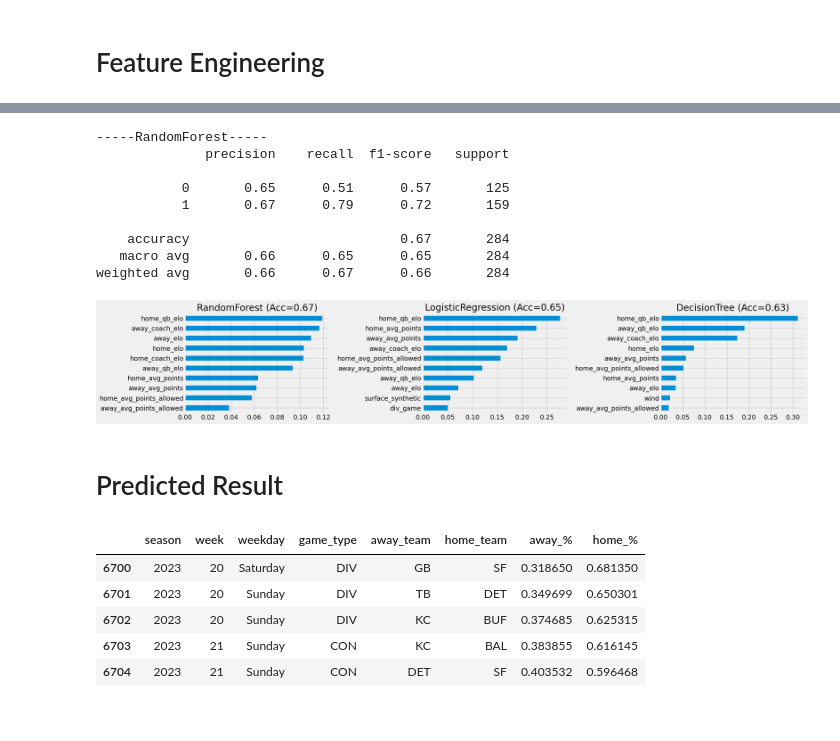
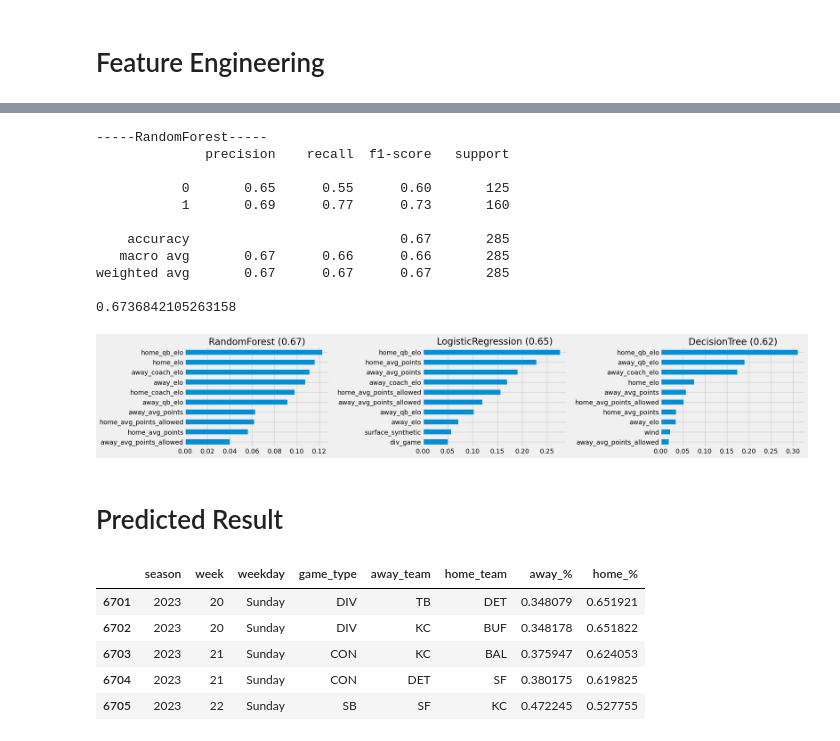
Before and after one commit to dokamp/NFL-Prediction, a Jupyter notebook: nfl_prediction.ipynb, the cells around one changed output, grey strips where cells are left out. Drawn from its saved outputs; the diff is of its cells as text; code cells hidden in the pictures.

Commit message:
Super Bowl Prediction
Updated games.csv and added Super Bowl Prediction

```diff
--- a/nfl_prediction.ipynb
+++ b/nfl_prediction.ipynb
@@ -32,12 +30,12 @@ os.getcwd()
 path = os.path.normpath(os.getcwd() + os.sep + os.pardir)
 
 # Reading in data and creating DataFrame
-df = pd.read_csv(path + "/data/raw/games_new.csv", sep=",")
+df = pd.read_csv(path + "/games.csv", sep=",")
 # Set max columns to 200, so df.head() shows all(max 200) columns
 pd.set_option("display.max_columns", 200)
 # Rename qb columns
 df = df.rename(columns={"away_qb_name": "away_qb", "home_qb_name": "home_qb"})
 # Display head so we can so what we are working with and make sure the import went right
-display(df.head())
+display(df.tail())
 # %% [output]
 |  | game_id | season | game_type | week | gameday | weekday | gametime | away_team | away_score | home_team | ... |
@@ -1255,0 +1155,20 @@ weighted avg       0.66      0.67      0.66       284
+# %%
+search_space_rf = {'max_depth': np.geomspace(start=5, stop=200, num=20, dtype='int'),
+                   'min_samples_leaf': np.geomspace(start=1, stop=500, num=10, dtype='int')}
+
+
+grid_dtc_eng_best = GridSearchCV(DecisionTreeClassifier(),
+                            search_space_rf,
+                            cv=5,
+                            scoring="accuracy",
+                            n_jobs=-1)
+
+# Fit on Train Data
+grid_dtc_eng_best.fit(features_train_eng_best, target_train_eng_best)
+# Predict Target Test
+target_test_eng_best_pred = grid_dtc_eng_best.predict(features_test_eng_best)
+# Print Metrics
+print("-----DecisionTree -----")
+print("Best Parameter: {}".format(grid_dtc_eng_best.best_params_))
+print(classification_report(target_test_eng_best, target_test_eng_best_pred))
+acc_dt = accuracy_score(target_test_eng_best, target_test_eng_best_pred)
@@ -1256,6 +1256,6 @@ weighted avg       0.66      0.67      0.66       284
 # %%
 model_rf_eng_best_fr = RandomForestClassifier(max_depth=16,
-                                              min_samples_leaf=34,
+                                              min_samples_leaf=36,
                                               n_estimators=100,
                                               random_state=42)
 # Fit on Train Data
@@ -1266,36 +1266,40 @@ target_test_eng_best_fr_pred = model_rf_eng_best_fr.predict(features_test_eng_be
 print("-----RandomForest-----")
 #print("Best Parameter: {}".format(model_rf_eng_best_fr.best_params_))
 print(classification_report(target_test_eng_best_fr, target_test_eng_best_fr_pred))
+acc_rf = accuracy_score(target_test_eng_best_fr, target_test_eng_best_fr_pred)
+print(accuracy_score(target_test_eng_best_fr, target_test_eng_best_fr_pred))
 # %% [output]
 -----RandomForest-----
               precision    recall  f1-score   support
 
-           0       0.65      0.51      0.57       125
-           1       0.67      0.79      0.72       159
+           0       0.65      0.55      0.60       125
+           1       0.69      0.77      0.73       160
 
-    accuracy                           0.67       284
-   macro avg       0.66      0.65      0.65       284
-weighted avg       0.66      0.67      0.66       284
+    accuracy                           0.67       285
+   macro avg       0.67      0.66      0.66       285
+weighted avg       0.67      0.67      0.67       285
+
+0.6736842105263158
 # %%
 # Feature Importance of the best models
 fig, axs = plt.subplots(ncols=3, figsize=(24, 8))
 fig.tight_layout(pad=12)
 
 fi_rf_best = model_rf_eng_best_fr.feature_importances_
 feature_importance_rf_best = pd.Series(fi_rf_best, index=features_test_eng_best_fr.columns)
-feature_importance_rf_best.sort_values(ascending=False)[:10].plot(kind='barh', title="RandomForest (Acc=0.67)", ax=axs[0]).invert_yaxis()
+feature_importance_rf_best.sort_values(ascending=False)[:10].plot(kind='barh', title="RandomForest ({:.2f})".format(acc_rf), ax=axs[0]).invert_yaxis()
 
 fi_log = grid_log_eng_best.best_estimator_.coef_[0]
 feature_importance_log = pd.Series(np.abs(fi_log), index=features_test_eng_best.columns)
-feature_importance_log.sort_values(ascending=False)[:10].plot(kind='barh', title="LogisticRegression (Acc=0.65)", ax=axs[1]).invert_yaxis()
+feature_importance_log.sort_values(ascending=False)[:10].plot(kind='barh', title="LogisticRegression ({:.2f})".format(acc_lg), ax=axs[1]).invert_yaxis()
 
 fi_dtc = grid_dtc_eng_best.best_estimator_.feature_importances_
 feature_importance_dtc = pd.Series(fi_dtc, index=features_test_eng_best.columns)
-feature_importance_dtc.sort_values(ascending=False)[:10].plot(kind='barh', title="DecisionTree (Acc=0.63)", ax=axs[2]).invert_yaxis()
+feature_importance_dtc.sort_values(ascending=False)[:10].plot(kind='barh', title="DecisionTree ({:.2f})".format(acc_dt), ax=axs[2]).invert_yaxis()
 
 plt.savefig(path + "/media/Feature_Importances_Engineered.jpg", dpi=150)
 # %% [output]
-[figure, old version]
+[figure, new version]
 # %% [markdown]
 # Predicted Result
 # %%
@@ -1303,14 +1307,14 @@ target_test_eng_best_fr_pred_proba = model_rf_eng_best_fr.predict_proba(features
 # %%
 df_2023_pred = df.loc[df["season"] == 2023]
 # %%
-df_2023_pred.loc[:, "away_%"] = target_test_eng_best_fr_pred_proba[:, 0]
-df_2023_pred.loc[:, "home_%"] = target_test_eng_best_fr_pred_proba[:, 1]
+df_2023_pred.loc[:, ["away_%"]] = target_test_eng_best_fr_pred_proba[:, 0]
+df_2023_pred.loc[:, ["home_%"]] = target_test_eng_best_fr_pred_proba[:, 1]
 df_2023_pred = df_2023_pred[["season", "week", "weekday", "game_type", "away_team", "home_team", "away_%", "home_%"]]
 df_2023_pred.tail()
 # %% [output]
 |  | season | week | weekday | game_type | away_team | home_team | away_% | home_% |
-| 6700 | 2023 | 20 | Saturday | DIV | GB | SF | 0.318650 | 0.681350 |
-| 6701 | 2023 | 20 | Sunday | DIV | TB | DET | 0.349699 | 0.650301 |
-| 6702 | 2023 | 20 | Sunday | DIV | KC | BUF | 0.374685 | 0.625315 |
-| 6703 | 2023 | 21 | Sunday | CON | KC | BAL | 0.383855 | 0.616145 |
-| 6704 | 2023 | 21 | Sunday | CON | DET | SF | 0.403532 | 0.596468 |
+| 6701 | 2023 | 20 | Sunday | DIV | TB | DET | 0.348079 | 0.651921 |
+| 6702 | 2023 | 20 | Sunday | DIV | KC | BUF | 0.348178 | 0.651822 |
+| 6703 | 2023 | 21 | Sunday | CON | KC | BAL | 0.375947 | 0.624053 |
+| 6704 | 2023 | 21 | Sunday | CON | DET | SF | 0.380175 | 0.619825 |
+| 6705 | 2023 | 22 | Sunday | SB | SF | KC | 0.472245 | 0.527755 |
```
Also changed, not shown: parts of 36 cells of this notebook, 5 other files.
